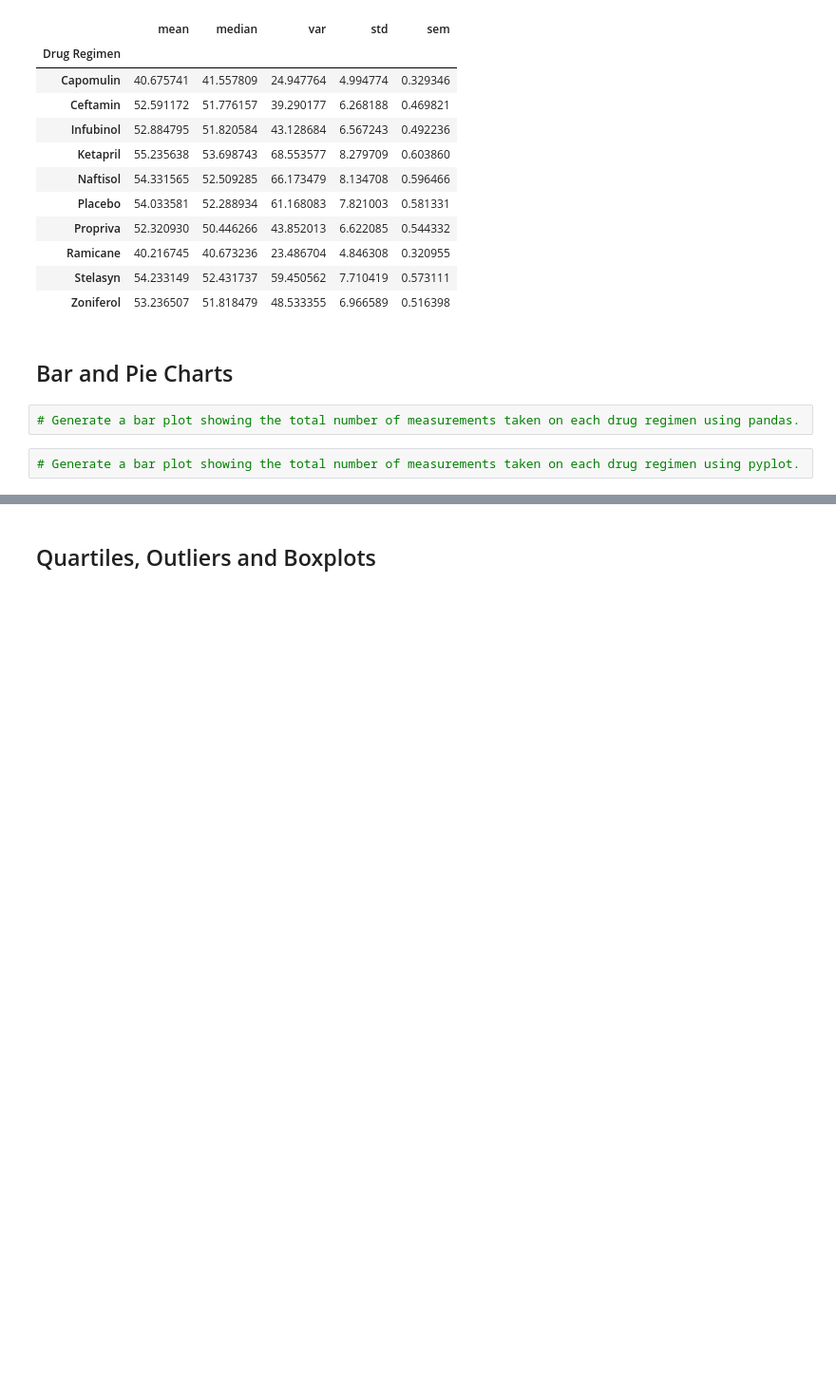
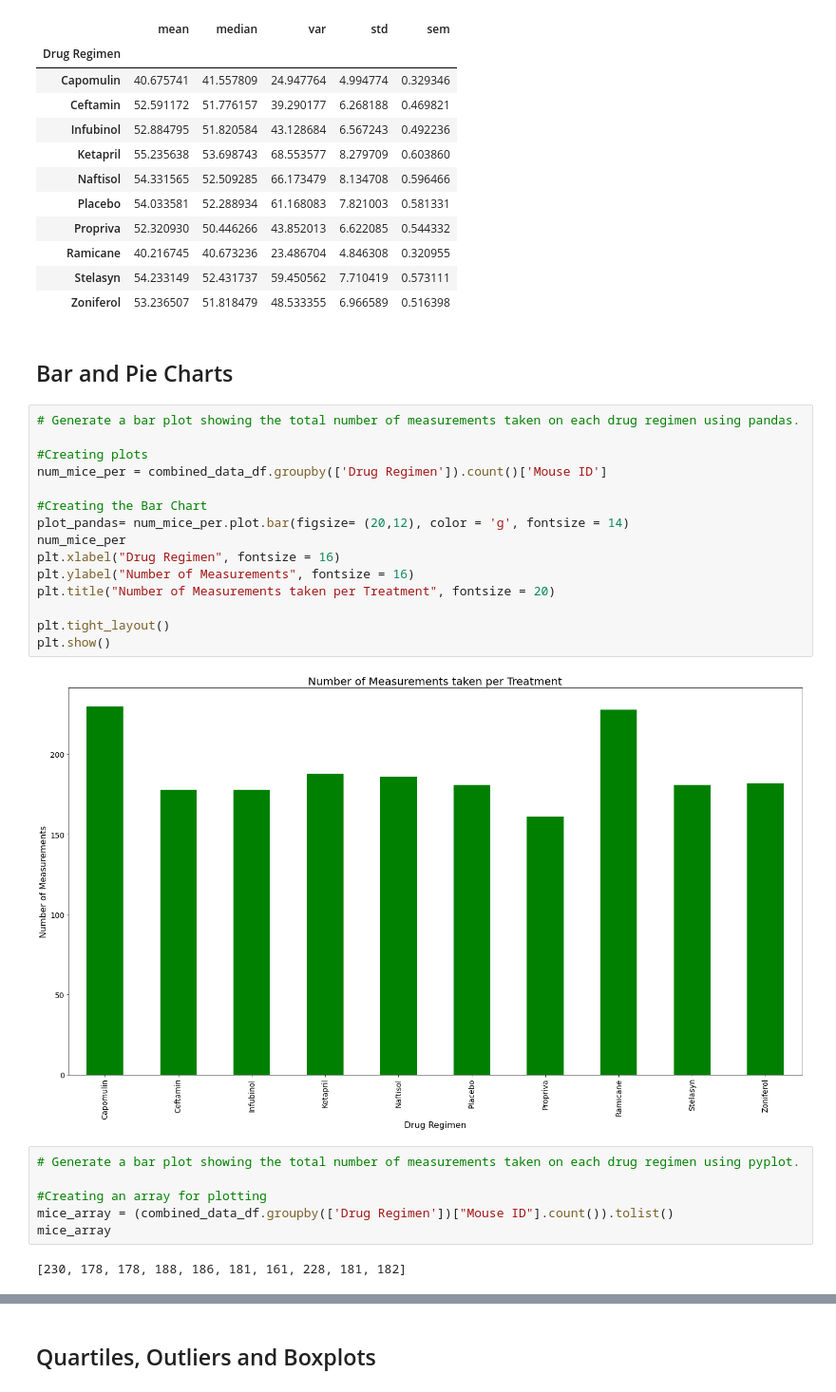
Before and after one commit to jpraasch/Matplotlib, a Jupyter notebook: Pymaceuticals/pymaceuticals_starter.ipynb, the cells around one changed output, grey strips where cells are left out. Shown: that part at 95% size. Saved outputs shown, nothing was run; the diff lists cells and outputs as text; blank space fills up the shorter version.

Commit message:
Bar and Pie charts done

```diff
--- a/Pymaceuticals/pymaceuticals_starter.ipynb
+++ b/Pymaceuticals/pymaceuticals_starter.ipynb
@@ -128,7 +129,28 @@ Summary_stats_table
 | Zoniferol | 53.236507 | 51.818479 | 48.533355 | 6.966589 | 0.516398 |
 # %% [markdown]
 ## Bar and Pie Charts
+# %%
+# Generate a bar plot showing the total number of measurements taken on each drug regimen using pandas.
+
+#Creating plots
+num_mice_per = combined_data_df.groupby(['Drug Regimen']).count()['Mouse ID']
+
+#Creating the Bar Chart
+plot_pandas= num_mice_per.plot.bar(figsize= (20,12), color = 'g', fontsize = 14)
+num_mice_per
+plt.xlabel("Drug Regimen", fontsize = 16)
+plt.ylabel("Number of Measurements", fontsize = 16)
+plt.title("Number of Measurements taken per Treatment", fontsize = 20)
+
+plt.tight_layout()
+plt.show()
+# %% [output]
+[figure, added]
 # %%
-# Generate a bar plot showing the total number of measurements taken on each drug regimen using pandas.
+# Generate a bar plot showing the total number of measurements taken on each drug regimen using pyplot.
+
+#Creating an array for plotting
+mice_array = (combined_data_df.groupby(['Drug Regimen'])["Mouse ID"].count()).tolist()
+mice_array
+# %% [output]
+[230, 178, 178, 188, 186, 181, 161, 228, 181, 182]
-# %%
-# Generate a bar plot showing the total number of measurements taken on each drug regimen using pyplot.
```
Also changed, not shown: parts of 8 cells of this notebook.
